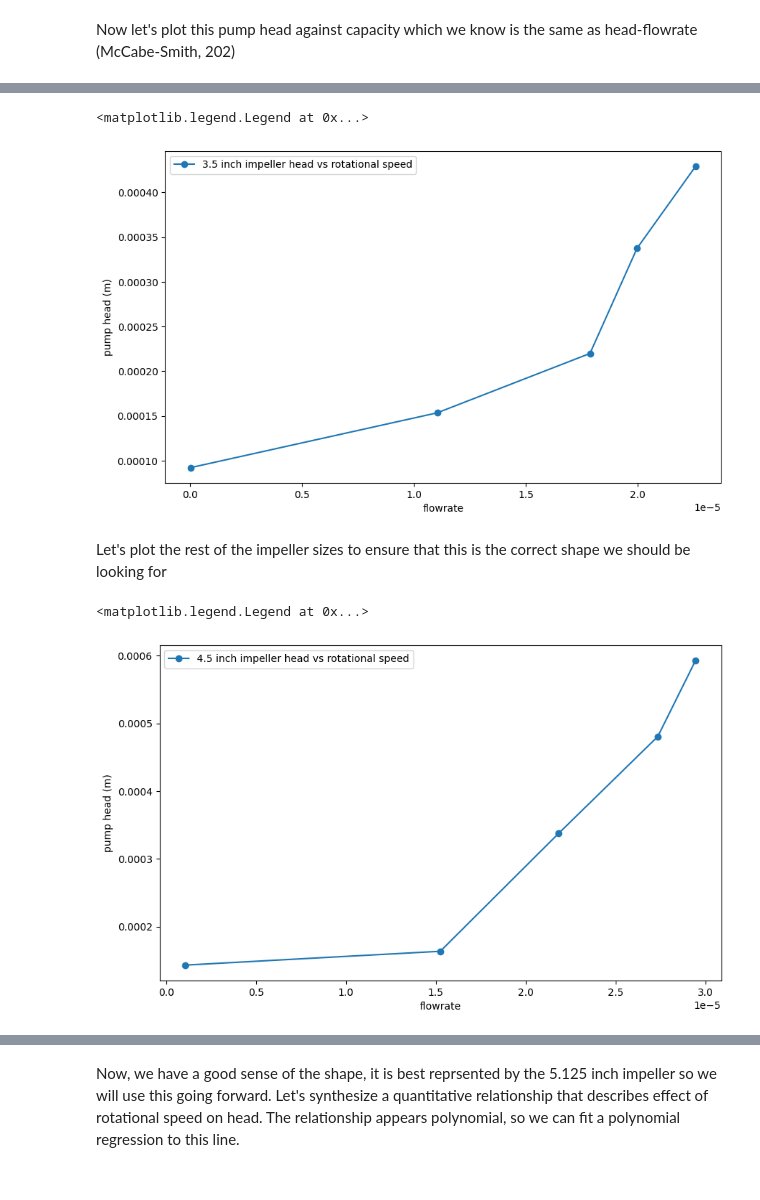
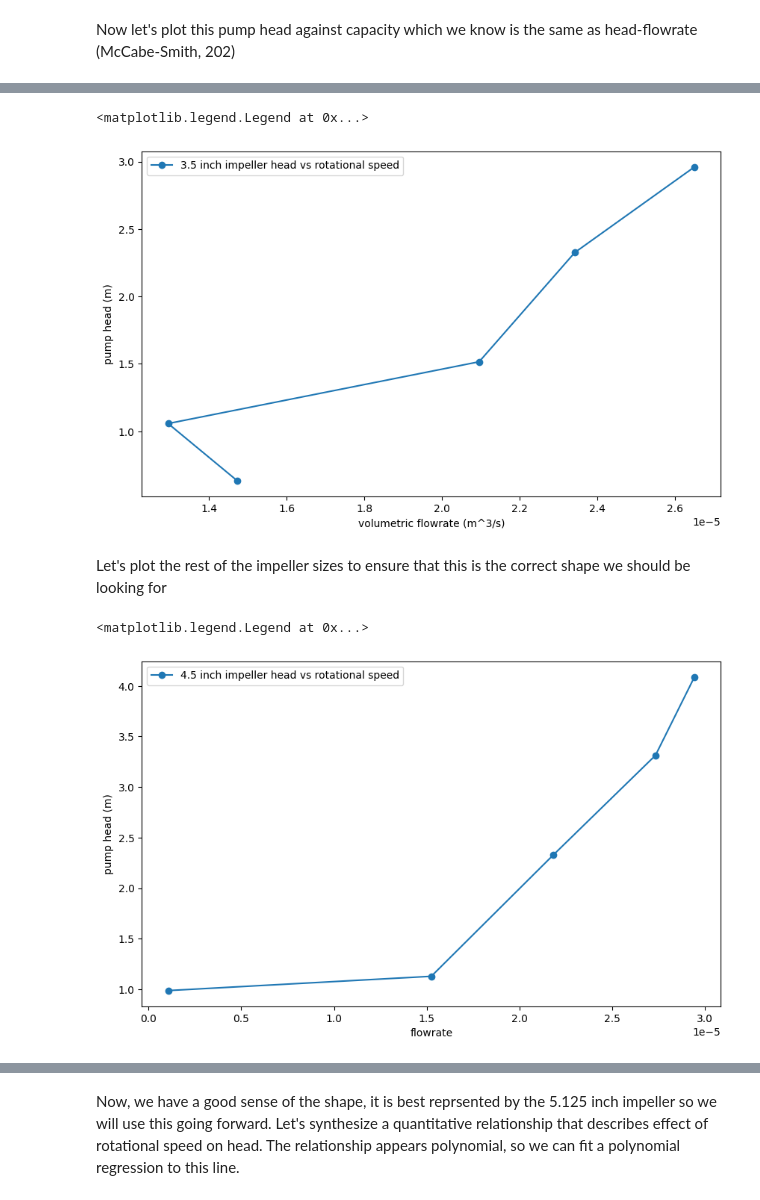
Before and after one commit to rahilisashaik/cbe154, a Jupyter notebook: centrifugal-pump/exp-data-analysis.ipynb, the cells around one changed output, grey strips where cells are left out. Cells and saved outputs as stored; diff of their text form; code cells hidden in the pictures.

Commit message:
updated flow rate data

```diff
--- a/centrifugal-pump/exp-data-analysis.ipynb
+++ b/centrifugal-pump/exp-data-analysis.ipynb
@@ -41,7 +42,7 @@ Converting our flow rate to a volumetric flow rate in m^3 / sec:
 
 $$ \text{flow rate in } \frac{\text{gallon}}{\text{min}} = \frac{6.309 \times 10^-5 \text{cubic meters}}{\text{gallon}} \times \frac{\text{1 min}}{\text{60 sec}}$$
 # %%
-df["volumetric_flowrate"] = df["flowrate"] * 6.309 * 10 ** -5 * (1 / 60) # m^3/s
+df["volumetric_flowrate"] = df["flow_rate"] * 6.309 * 10 ** -5 * (1 / 60) # m^3/s
 # %% [markdown]
 converting inches to meters
 
@@ -68,4 +88,4 @@ g = 9.81 #m/s^2
 # %%
-df["pump_head"] = (df["pump_discharge_pressure"] - df["pump_suction_pressure"]) / (rho * g)
+df["pump_head"] = (df["pump_discharge_pressure_pa"] - df["pump_suction_pressure_pa"]) / (rho * g)
 # %% [markdown]
 Now let's plot this pump head against capacity which we know is the same as head-flowrate (McCabe-Smith, 202)
@@ -72,14 +111,14 @@ Now let's plot this pump head against capacity which we know is the same as head
 # %%
 df_small = df.query("impeller_diam == 3.500")
 
 plt.figure(figsize=(10,6))
 plt.plot(df_small["volumetric_flowrate"], df_small["pump_head"], marker="o", label="3.5 inch impeller head vs rotational speed")
-plt.xlabel("flowrate")
+plt.xlabel("volumetric flowrate (m^3/s)")
 plt.ylabel("pump head (m)")
 plt.legend()
 # %% [output]
 <matplotlib.legend.Legend at 0x...>
-[figure, old version]
+[figure, new version]
 # %% [markdown]
 Let's plot the rest of the impeller sizes to ensure that this is the correct shape we should be looking for
 # %%
@@ -92,7 +131,7 @@ plt.ylabel("pump head (m)")
 plt.legend()
 # %% [output]
 <matplotlib.legend.Legend at 0x...>
-[figure, old version]
+[figure, new version]
 # %%
 df_big = df.query("impeller_diam == 5.125")
 
```
Also changed, not shown: parts of 34 cells of this notebook, 1 other file.
